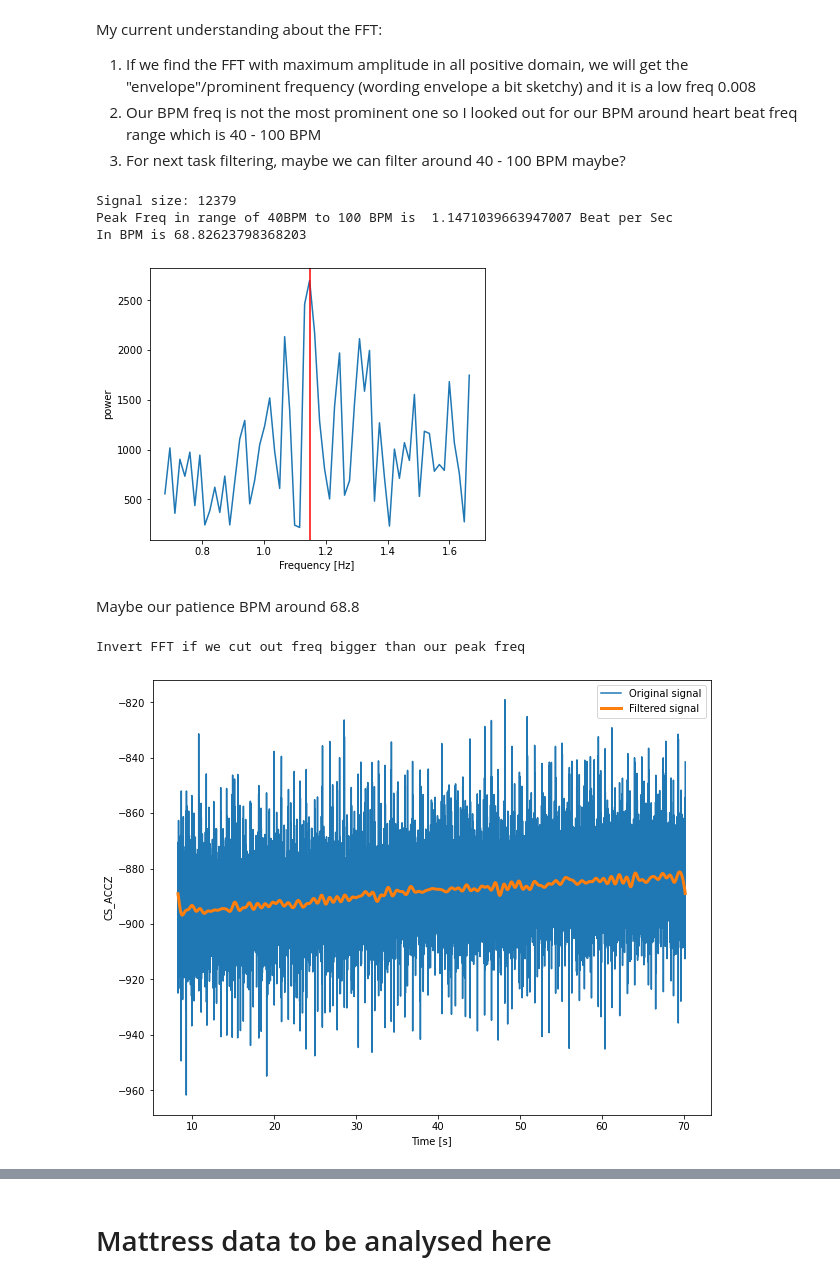
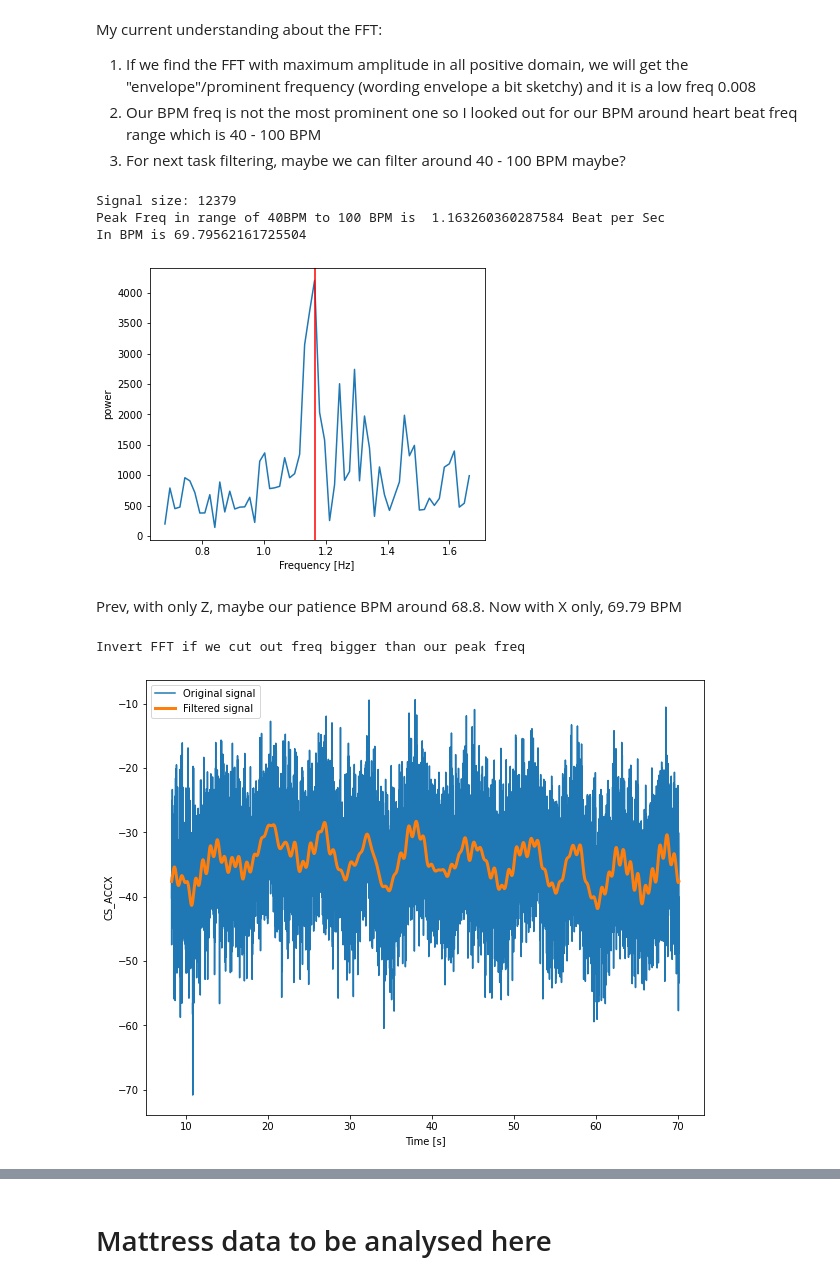
Before and after one commit to ericabrisigotti/heart_rate_estimation_LCP-A, a Jupyter notebook: Project_update 1.ipynb, the cells around one changed output, grey strips where cells are left out. Drawn from its saved outputs; the diff is of its cells as text; code cells hidden in the pictures.

```diff
--- a/Project_update 1.ipynb
+++ b/Project_update 1.ipynb
@@ -655,54 +684,55 @@ My current understanding about the FFT:
 # %%
-# The FFT of the signal Z around the area of heart beat frequencies
-cs_AccZ = np.asarray(cs['AccZ'])
+# The FFT of the signal X around the area of heart beat frequencies
+cs_AccX = np.asarray(cs['AccX'])
 
-sig_fft = fftpack.fft(cs_AccZ)
-print("Signal size:",cs_AccZ.size)
+sig_fft_x = fftpack.fft(cs_AccX)
+print("Signal size:",cs_AccX.size)
 # And the power (sig_fft is of complex dtype)
-power = np.abs(sig_fft)
+power = np.abs(sig_fft_x)
 
 timestep = 1/200
 # The corresponding frequencies
-sample_freq = fftpack.fftfreq(cs_AccZ.size, d=timestep)
+sample_freq_x = fftpack.fftfreq(cs_AccX.size, d=timestep)
 #print(sample_freq)
 
 # Adjust mask to freq of heart beat (40bpm and  100 bpm) translate it to sec
-pos_mask = np.where((40/60 <= sample_freq) & (sample_freq <= 100/60) )
+pos_mask = np.where((40/60 <= sample_freq_x) & (sample_freq_x <= 100/60) )
 # pos_mask = np.where(sample_freq > 0)
-freqs = sample_freq[pos_mask]
-peak_freq = freqs[power[pos_mask].argmax()]
+freqs_x = sample_freq_x[pos_mask]
+peak_freq_x = freqs_x[power[pos_mask].argmax()]
 
 # Plot the FFT power
 plt.figure(figsize=(6, 5))
-plt.plot(freqs, power[pos_mask])
+plt.plot(freqs_x, power[pos_mask])
 plt.xlabel('Frequency [Hz]')
 plt.ylabel('power')
-plt.axvline(peak_freq, color='red')
+plt.axvline(peak_freq_x, color='red')
 
-print("Peak Freq in range of 40BPM to 100 BPM is ", peak_freq , "Beat per Sec")
-print("In BPM is", peak_freq*60)
+print("Peak Freq in range of 40BPM to 100 BPM is ", peak_freq_x , "Beat per Sec")
+print("In BPM is", peak_freq_x*60)
 # %% [output]
 Signal size: 12379
-Peak Freq in range of 40BPM to 100 BPM is  1.1471039663947007 Beat per Sec
-In BPM is 68.82623798368203
+Peak Freq in range of 40BPM to 100 BPM is  1.163260360287584 Beat per Sec
+In BPM is 69.79562161725504
-[figure, old version]
+[figure, new version]
 # %% [markdown]
-Maybe our patience BPM around 68.8
+Prev, with only Z, maybe our patience BPM around 68.8.
+Now with X only, 69.79 BPM
 # %%
-high_freq_fft = sig_fft.copy()
-high_freq_fft[(np.abs(sample_freq) >= peak_freq)] = 0
-filtered_sig = fftpack.ifft(high_freq_fft)
+high_freq_fft_x = sig_fft_x.copy()
+high_freq_fft_x[(np.abs(sample_freq_x) >= peak_freq)] = 0
+filtered_sig_x = fftpack.ifft(high_freq_fft_x).real
 
 
 plt.figure(figsize=(10, 8))
-plt.plot(cs['Time'], cs_AccZ, label='Original signal')
-plt.plot(cs['Time'], filtered_sig, linewidth=3, label='Filtered signal')
+plt.plot(cs['Time'], cs_AccX, label='Original signal')
+plt.plot(cs['Time'], filtered_sig_x, linewidth=3, label='Filtered signal')
 plt.xlabel('Time [s]')
-plt.ylabel('CS_ACCZ')
+plt.ylabel('CS_ACCX')
 
 plt.legend(loc='best')
 print("Invert FFT if we cut out freq bigger than our peak freq")
 # %% [output]
 Invert FFT if we cut out freq bigger than our peak freq
-[figure, old version]
+[figure, new version]
 # %%
```
Also changed, not shown: parts of 19 cells of this notebook.
